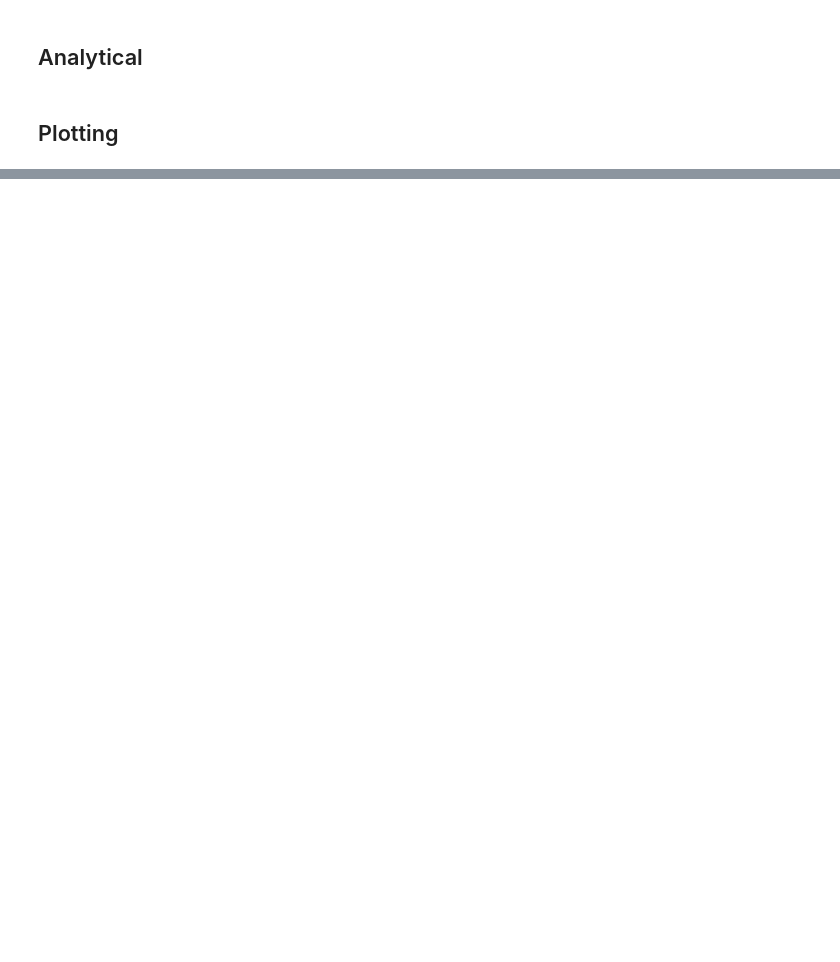
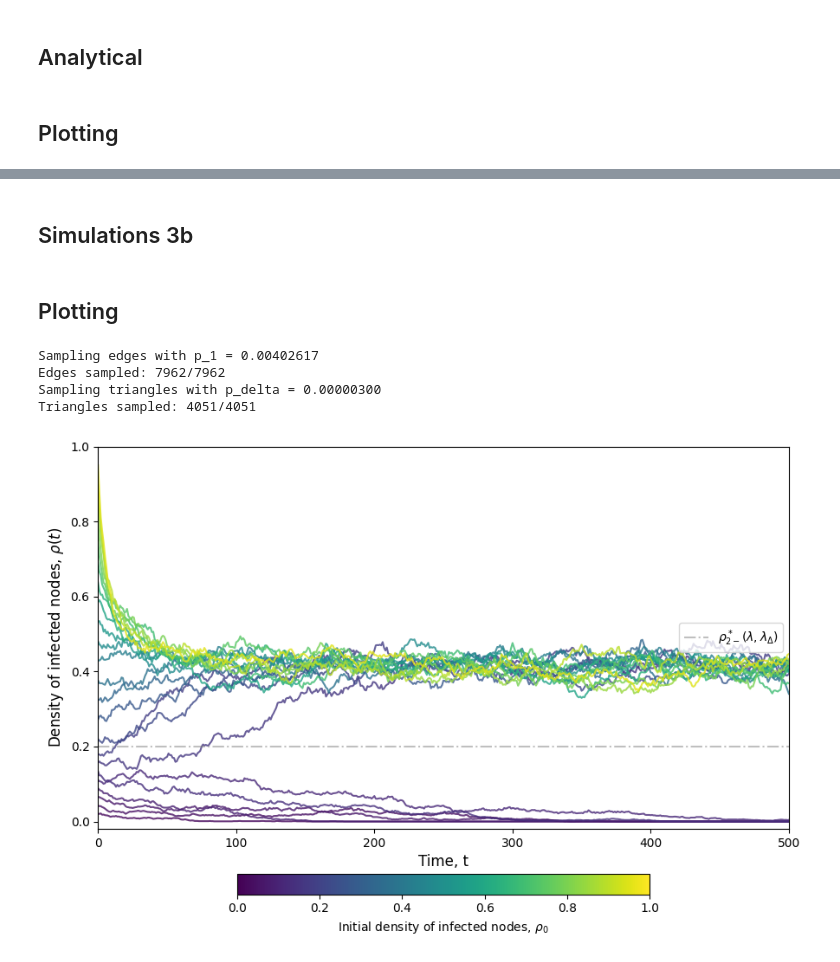
Before and after one commit to ThomasBlalock/Optimal-Seeding-in-Simplicial-Contagion-Models, a Jupyter notebook: experiments.ipynb, the cells around one changed output, grey strips where cells are left out. Cells and saved outputs as stored; diff of their text form; code cells hidden in the pictures; blank space fills up the shorter version.

```diff
--- a/experiments.ipynb
+++ b/experiments.ipynb
@@ -122,0 +118,2 @@ Triangles sampled: 4051/4051
+# %% [markdown]
+## Simulations 3b
@@ -122,0 +163,52 @@ Triangles sampled: 4051/4051
+# %% [markdown]
+## Plotting
+# %%
+import matplotlib.pyplot as plt
+import matplotlib.cm as cm
+import matplotlib.colors as colors
+
+# Simulation
+lam_fixed = 0.75
+lam_d_fixed = 2.5
+t_max = 500
+histories = sim_rho_history(lam=0.75, lam_d=2.5, t_max=500)
+
+# Analytical unstable branch
+discriminant = (lam_fixed - lam_d_fixed)**2 - 4 * lam_d_fixed * (1 - lam_fixed)
+rho_2_minus = (lam_d_fixed - lam_fixed - np.sqrt(discriminant)) / (2 * lam_d_fixed)
+
+# Setup plotting
+fig, ax = plt.subplots(figsize=(9, 6))
+norm = colors.Normalize(vmin=0, vmax=1)
+cmap = cm.viridis
+
+# Plot each history
+for rho_0, rho_history in histories:
+    color = cmap(norm(rho_0))
+    ax.plot(range(len(rho_history)), rho_history, color=color, alpha=0.8, lw=1.5)
+
+# Plot the unstable branch
+ax.axhline(y=rho_2_minus, color='grey', linestyle='-.', alpha=0.5, label=r'$\rho_{2-}^*(\lambda, \lambda_\Delta)$')
+
+# Formatting
+ax.set_xlim(0, t_max)
+ax.set_ylim(-0.02, 1.0)
+ax.set_xlabel('Time, t', fontsize=12)
+ax.set_ylabel(r'Density of infected nodes, $\rho(t)$', fontsize=12)
+
+# Colorbar mapping to rho_0
+sm = plt.cm.ScalarMappable(cmap=cmap, norm=norm)
+sm.set_array([])
+cbar = fig.colorbar(sm, ax=ax, orientation='horizontal', fraction=0.046, pad=0.1)
+cbar.set_label(r'Initial density of infected nodes, $\rho_0$', fontsize=10)
+
+plt.legend(loc='center right')
+plt.tight_layout()
+plt.savefig('bistability_trajectories.png', dpi=300)
+plt.show()
+# %% [output]
+Sampling edges with p_1 = 0.00402617
+Edges sampled: 7962/7962
+Sampling triangles with p_delta = 0.00000300
+Triangles sampled: 4051/4051
+[figure, added]
```
Also changed, not shown: parts of 3 cells of this notebook, 4 other files.
